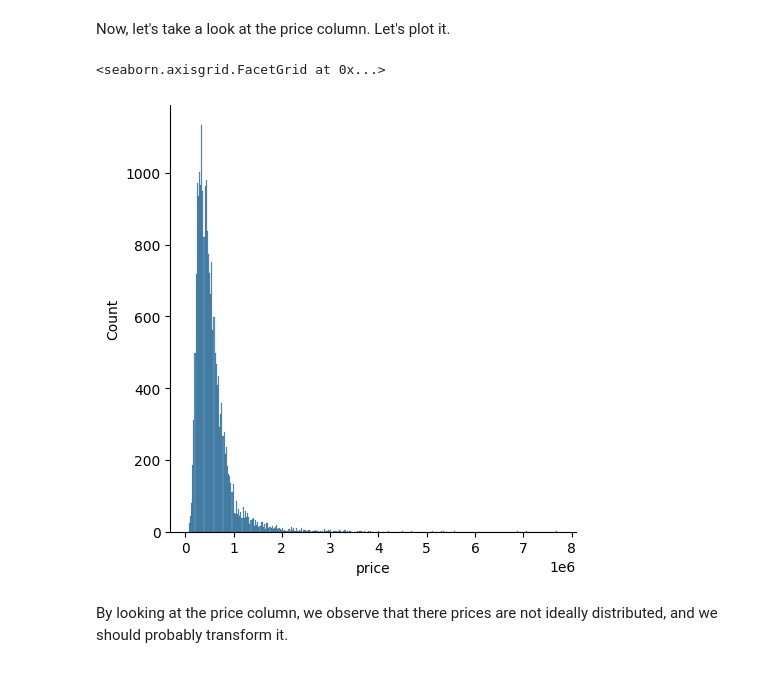
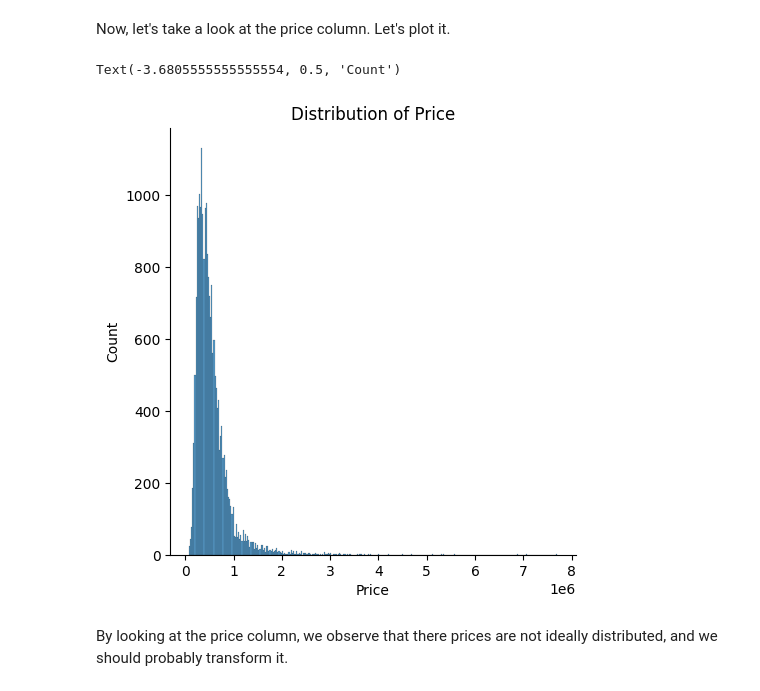
Before and after one commit to Sanketb2312/Info251-final-project, a Jupyter notebook: houseprediction.ipynb, the cells around one changed output. Cells and saved outputs as stored; diff of their text form; code cells hidden in the pictures.

```diff
--- a/houseprediction.ipynb
+++ b/houseprediction.ipynb
@@ -141,11 +141,14 @@ data.head()
 5 rows × 22 columns
 # %% [markdown]
 Now, let's take a look at the price column. Let's plot it.
-# %%
-sns.displot(data['price'])
-# %% [output]
-<seaborn.axisgrid.FacetGrid at 0x...>
-[figure, removed]
+# %%
+sns.displot(data['price'])
+plt.title('Distribution of Price')
+plt.xlabel('Price')
+plt.ylabel('Count')
+# %% [output]
+Text(-3.6805555555555554, 0.5, 'Count')
+[figure, added]
 # %% [markdown]
 By looking at the price column, we observe that there prices are not ideally distributed, and we should probably transform it.
 # %%
```
Also changed, not shown: parts of 6 cells of this notebook.
